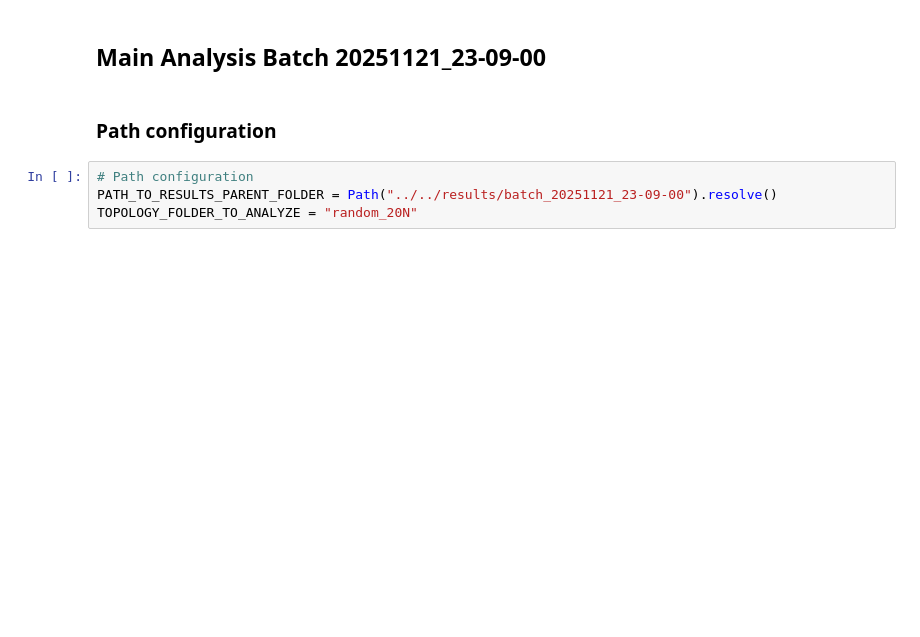
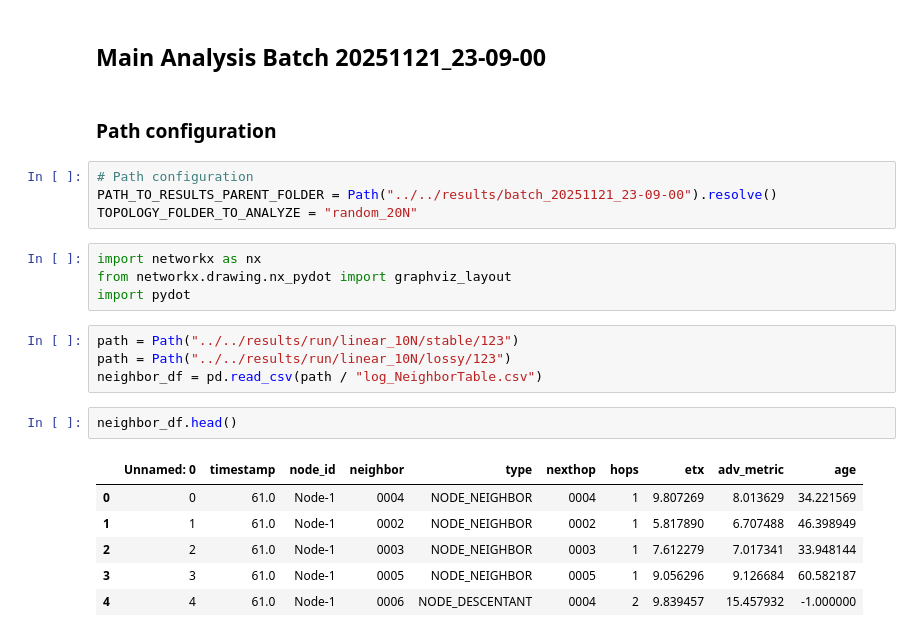
Before and after one commit to damiano-salvaterra/SPE-project, a Jupyter notebook: src/evaluation/variance_reduction.ipynb, the cells around one changed output. Drawn from its saved outputs; the diff is of its cells as text; blank space fills up the shorter version.

```diff
--- a/src/evaluation/variance_reduction.ipynb
+++ b/src/evaluation/variance_reduction.ipynb
@@ -525,3 +525,20 @@ plt.show()
 # Path configuration
 PATH_TO_RESULTS_PARENT_FOLDER = Path("../../results/batch_20251121_23-09-00").resolve()
 TOPOLOGY_FOLDER_TO_ANALYZE = "random_20N"
+# %%
+import networkx as nx
+from networkx.drawing.nx_pydot import graphviz_layout
+import pydot
+# %%
+path = Path("../../results/run/linear_10N/stable/123")
+path = Path("../../results/run/linear_10N/lossy/123")
+neighbor_df = pd.read_csv(path / "log_NeighborTable.csv")
+# %%
+neighbor_df.head()
+# %% [output]
+|  | Unnamed: 0 | timestamp | node_id | neighbor | type | nexthop | hops | etx | adv_metric | age |
+| 0 | 0 | 61.0 | Node-1 | 0004 | NODE_NEIGHBOR | 0004 | 1 | 9.807269 | 8.013629 | 34.221569 |
+| 1 | 1 | 61.0 | Node-1 | 0002 | NODE_NEIGHBOR | 0002 | 1 | 5.817890 | 6.707488 | 46.398949 |
+| 2 | 2 | 61.0 | Node-1 | 0003 | NODE_NEIGHBOR | 0003 | 1 | 7.612279 | 7.017341 | 33.948144 |
+| 3 | 3 | 61.0 | Node-1 | 0005 | NODE_NEIGHBOR | 0005 | 1 | 9.056296 | 9.126684 | 60.582187 |
+| 4 | 4 | 61.0 | Node-1 | 0006 | NODE_DESCENTANT | 0004 | 2 | 9.839457 | 15.457932 | -1.000000 |
```
Also changed, not shown: parts of 5 cells of this notebook.
